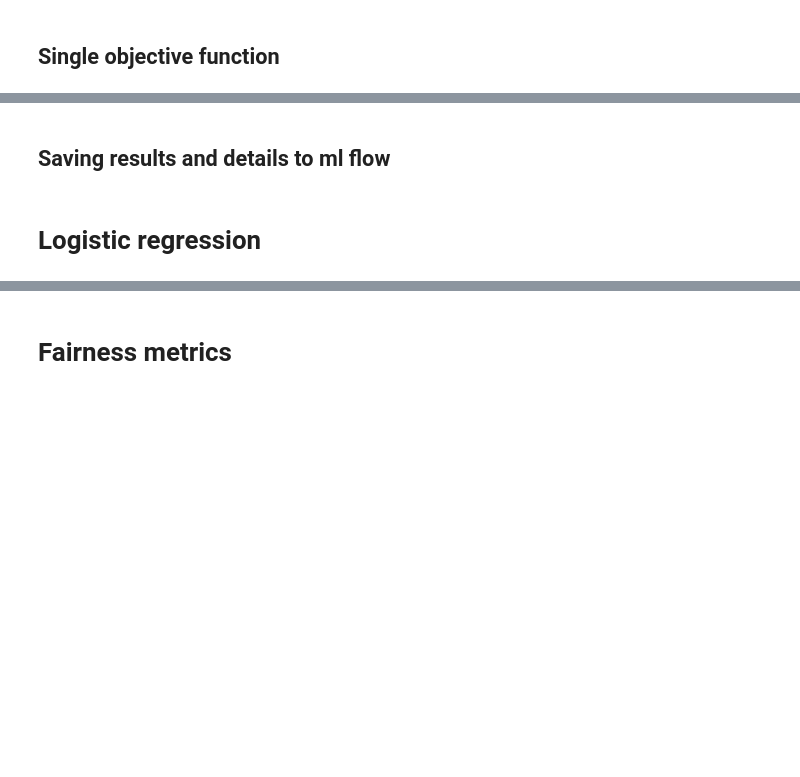
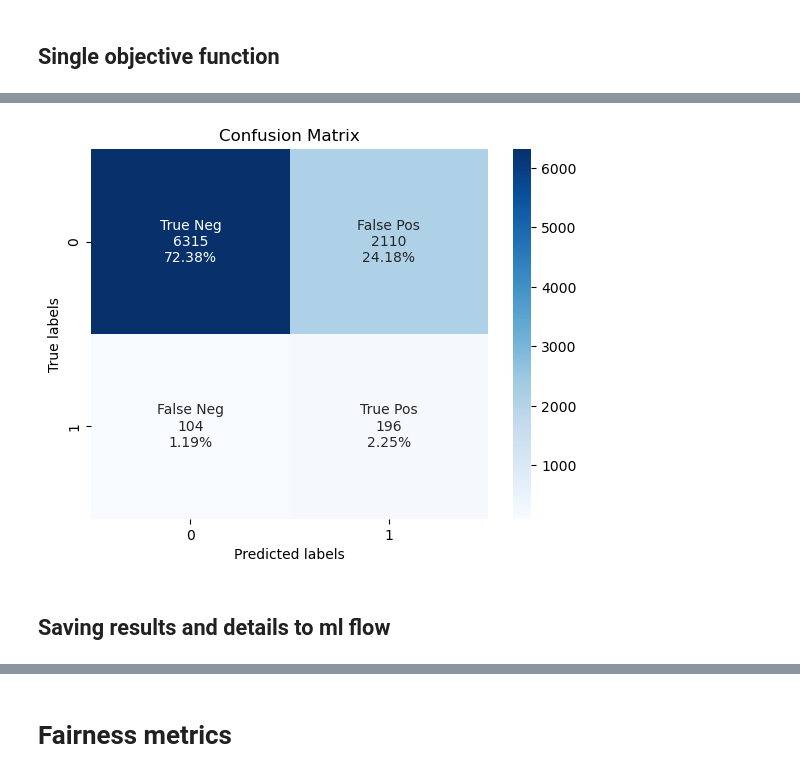
Before and after one commit to rachac-umass/Determine_overview, a Jupyter notebook: Determine_OCHIN_code/Modeling Code/Determine_Modeling_traditional_ML.ipynb, the cells around one changed output, grey strips where cells are left out. Drawn from its saved outputs; the diff is of its cells as text; code cells hidden in the pictures; blank space fills up the shorter version.

```diff
--- a/Determine_OCHIN_code/Modeling Code/Determine_Modeling_traditional_ML.ipynb
+++ b/Determine_OCHIN_code/Modeling Code/Determine_Modeling_traditional_ML.ipynb
@@ -212,3 +290,5 @@ len(test_pids)
+# %%
+train_pids = list(set(data_train_pids+data_test_pids) - set(test_pids))
 # %%
 data_train = modeling_df.filter(pl.col('PATIENT_NUM').is_in(train_pids))
 data_test = modeling_df.filter(pl.col('PATIENT_NUM').is_in(test_pids))
@@ -291,6 +355,10 @@ print('Hello')
 # ML models
 # %% [markdown]
 ## Single objective function
+# %%
+# Remove columns starting with 'SDH'
+X_train = X_train.loc[:, ~X_train.columns.str.startswith('SDH')]
+X_test = X_test.loc[:, ~X_test.columns.str.startswith('SDH')]
 # %%
 def objective(trial):
     if ml_config.model_name == 'xgboost':
@@ -363,4 +450,6 @@ print('')
 # %%
+# best_params =study.best_params
+
 if ml_config.model_name == 'xgboost':
 
     model = XGBClassifier(**best_params,
@@ -370,11 +459,17 @@ if ml_config.model_name == 'xgboost':
                           )
 
 elif ml_config.model_name == 'catboost':
-    model = CatBoostClassifier(**best_params, auto_class_weights = 'Balanced', verbose=0)
+    model = CatBoostClassifier(#**best_params,
+                               auto_class_weights='Balanced',allow_writing_files=False,
+                                   task_type ='GPU',
+                                   silent=True)
+
 elif ml_config.model_name == 'random_forest':
     model = RandomForestClassifier(**best_params, class_weight ='balanced', n_jobs = -1)
+
 elif ml_config.model_name == 'logistic_regression':
     model = LogisticRegression(**best_params, class_weight ='balanced', n_jobs = -1)
+
 else:
     raise ValueError("Unsupported model name")
 # %%
@@ -384,0 +479,2 @@ conf_matrix, accuracy, roc_auc, sensitivity, specificity, auc_pr, classification
+# %%
+conf_matrix, accuracy, roc_auc, sensitivity, specificity, auc_pr, cr = get_metrics(model,X_test, y_test)
@@ -385,20 +497,22 @@ conf_matrix, accuracy, roc_auc, sensitivity, specificity, auc_pr, classification
 # %%
 ## Confusion matrix
 group_names = ['True Neg','False Pos','False Neg','True Pos']
 group_counts = ["{0:0.0f}".format(value) for value in
                 conf_matrix.flatten()]
 group_percentages = ["{0:.2%}".format(value) for value in
                      conf_matrix.flatten()/np.sum(conf_matrix)]
 labels = [f"{v1}\n{v2}\n{v3}" for v1, v2, v3 in
           zip(group_names,group_counts,group_percentages)]
 labels = np.asarray(labels).reshape(2,2)
 cm_plot = plt.subplot()
 sns.heatmap(conf_matrix, annot=labels, fmt='', cmap='Blues')
 
 #Labels, title and ticks
-cm_plot.set_xlabel('Predicted labels');ax.set_ylabel('True labels');
+cm_plot.set_xlabel('Predicted labels');cm_plot.set_ylabel('True labels');
 cm_plot.set_title('Confusion Matrix');
 plt.show()
+# %% [output]
+[figure, added]
 # %%
 # Save model using joblib
 model_filename = f"../Determine_trained_models/{ml_config.model_name}_dataset_{ml_config.file.split('.')[0]}.pkl"
@@ -440,4 +558,2 @@ with mlflow.start_run():
 
     mlflow.log_image(cm_plot, "confusion_matrix.png")
-# %% [markdown]
-# Logistic regression
```
Also changed, not shown: parts of 98 cells of this notebook, 5 other files.
